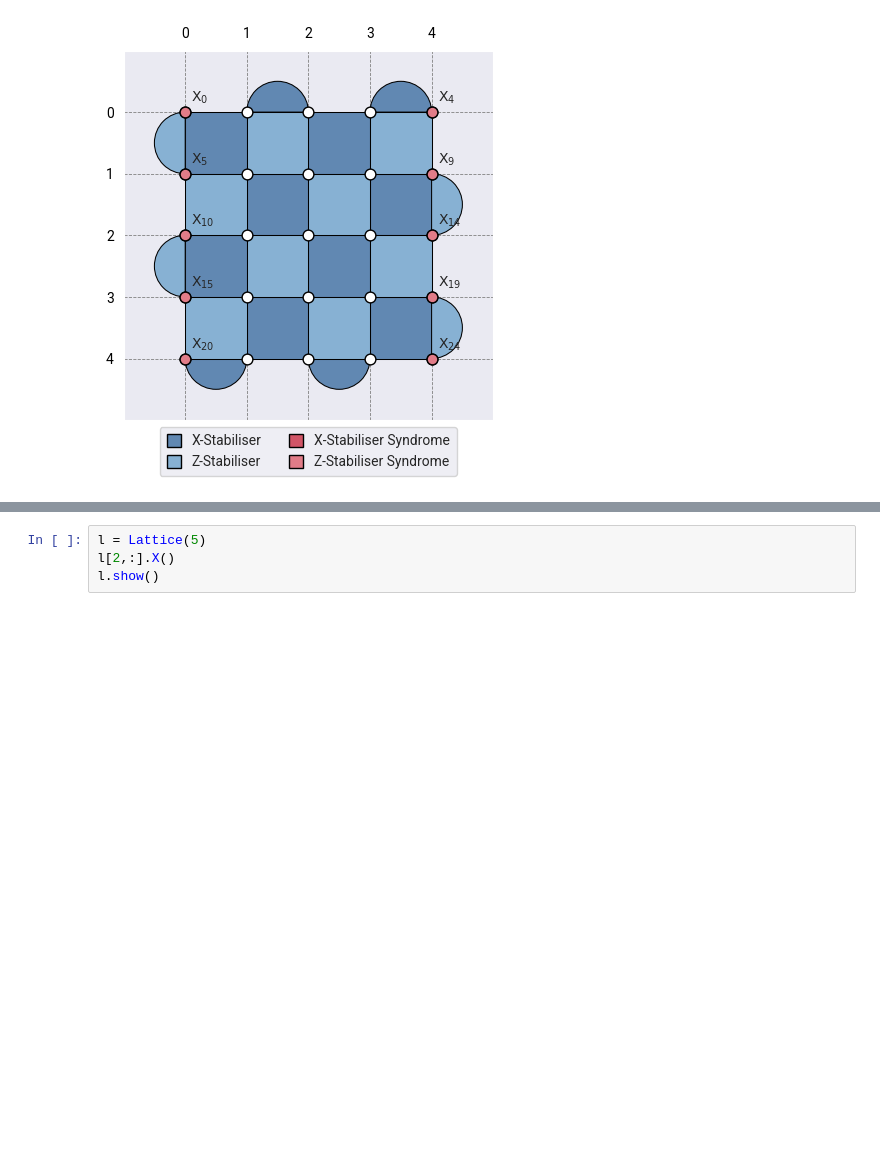
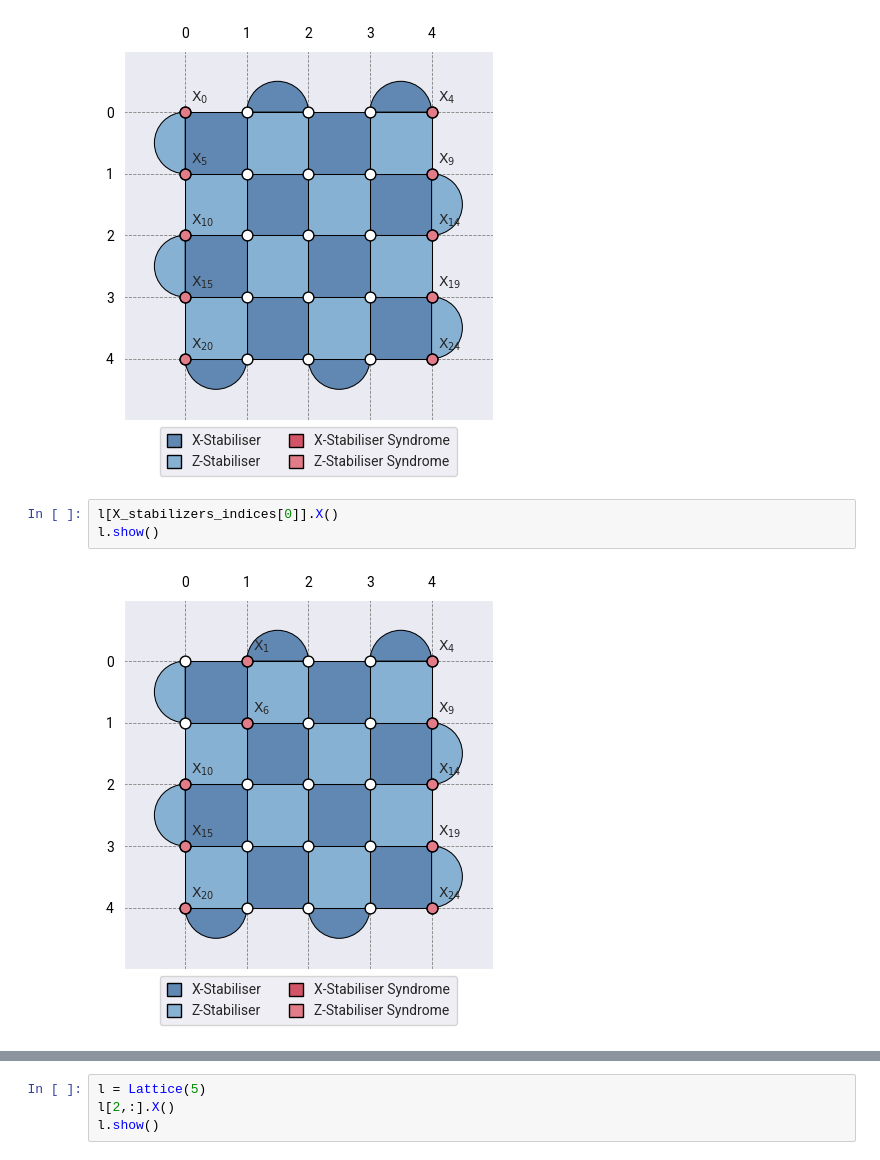
Before and after one commit to jfoliveiraramos/stablq, a Jupyter notebook: notebooks/tutorial/notebook.ipynb, the cells around one changed output, grey strips where cells are left out. Saved outputs shown, nothing was run; the diff lists cells and outputs as text; blank space fills up the shorter version.

```diff
--- a/notebooks/tutorial/notebook.ipynb
+++ b/notebooks/tutorial/notebook.ipynb
@@ -642,3 +639,8 @@ for s in X_stabilizers_indices:
 l.show()
 # %% [output]
 [figure]
+# %%
+l[X_stabilizers_indices[0]].X()
+l.show()
+# %% [output]
+[figure, added]
```
Also changed, not shown: parts of 3 cells of this notebook.
